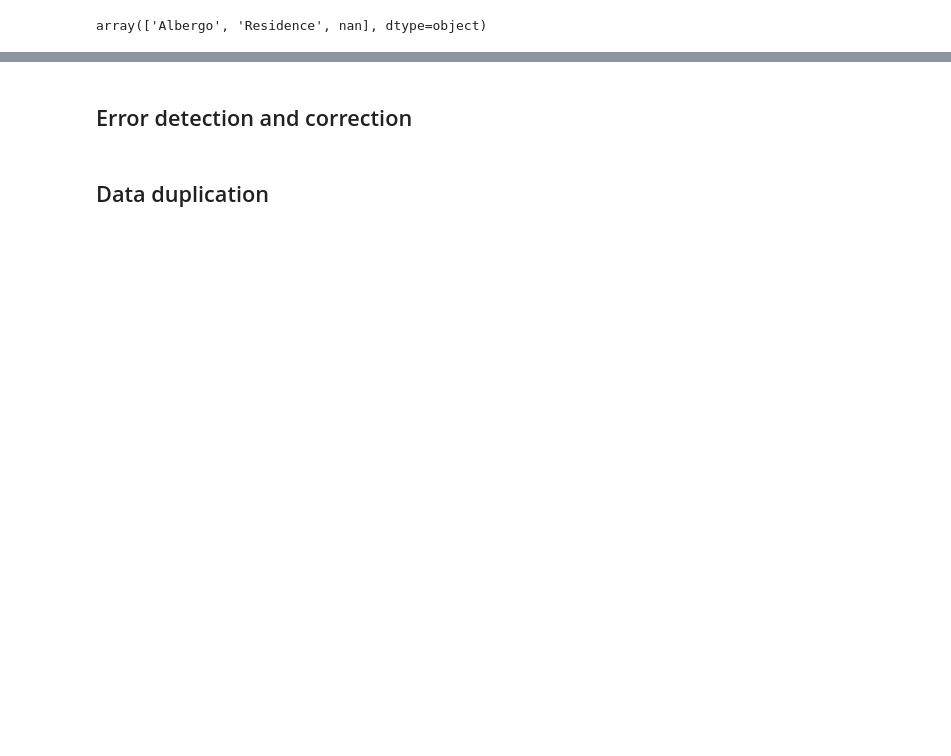
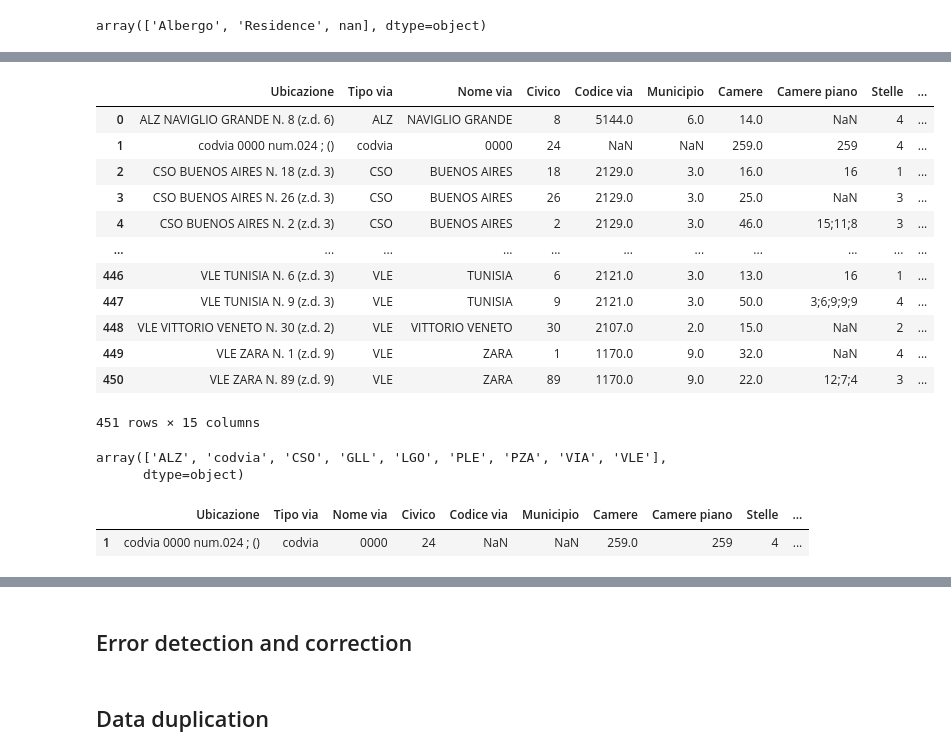
Before and after one commit to silviamacchi/DataQuality_project, a Jupyter notebook: Script_Sveva.ipynb, the cells around one changed output, grey strips where cells are left out. Drawn from its saved outputs; the diff is of its cells as text; code cells hidden in the pictures; blank space fills up the shorter version.

```diff
--- a/Script_Sveva.ipynb
+++ b/Script_Sveva.ipynb
@@ -425,0 +494,28 @@ data[data['Tipo struttura'].isna()]
+# %%
+data=pd.read_csv('Dataset_indirizzi_sistemati.csv')
+data = data.drop(["Unnamed: 0"], axis = 1)
+data
+# %% [output]
+|  | Ubicazione | Tipo via | Nome via | Civico | Codice via | Municipio | Camere | Camere piano | Stelle | ... |
+| 0 | ALZ NAVIGLIO GRANDE N. 8 (z.d. 6) | ALZ | NAVIGLIO GRANDE | 8 | 5144.0 | 6.0 | 14.0 | NaN | 4 | ... |
+| 1 | codvia 0000 num.024 ; () | codvia | 0000 | 24 | NaN | NaN | 259.0 | 259 | 4 | ... |
+| 2 | CSO BUENOS AIRES N. 18 (z.d. 3) | CSO | BUENOS AIRES | 18 | 2129.0 | 3.0 | 16.0 | 16 | 1 | ... |
+| 3 | CSO BUENOS AIRES N. 26 (z.d. 3) | CSO | BUENOS AIRES | 26 | 2129.0 | 3.0 | 25.0 | NaN | 3 | ... |
+| 4 | CSO BUENOS AIRES N. 2 (z.d. 3) | CSO | BUENOS AIRES | 2 | 2129.0 | 3.0 | 46.0 | 15;11;8 | 3 | ... |
+| ... | ... | ... | ... | ... | ... | ... | ... | ... | ... | ... |
+| 446 | VLE TUNISIA N. 6 (z.d. 3) | VLE | TUNISIA | 6 | 2121.0 | 3.0 | 13.0 | 16 | 1 | ... |
+| 447 | VLE TUNISIA N. 9 (z.d. 3) | VLE | TUNISIA | 9 | 2121.0 | 3.0 | 50.0 | 3;6;9;9;9 | 4 | ... |
+| 448 | VLE VITTORIO VENETO N. 30 (z.d. 2) | VLE | VITTORIO VENETO | 30 | 2107.0 | 2.0 | 15.0 | NaN | 2 | ... |
+| 449 | VLE ZARA N. 1 (z.d. 9) | VLE | ZARA | 1 | 1170.0 | 9.0 | 32.0 | NaN | 4 | ... |
+| 450 | VLE ZARA N. 89 (z.d. 9) | VLE | ZARA | 89 | 1170.0 | 9.0 | 22.0 | 12;7;4 | 3 | ... |
+451 rows × 15 columns
+# %%
+data["Tipo via"].unique() #codvia is an outlier
+# %% [output]
+array(['ALZ', 'codvia', 'CSO', 'GLL', 'LGO', 'PLE', 'PZA', 'VIA', 'VLE'],
+      dtype=object)
+# %%
+data[data["Tipo via"]=='codvia']
+# %% [output]
+|  | Ubicazione | Tipo via | Nome via | Civico | Codice via | Municipio | Camere | Camere piano | Stelle | ... |
+| 1 | codvia 0000 num.024 ; () | codvia | 0000 | 24 | NaN | NaN | 259.0 | 259 | 4 | ... |
```
Also changed, not shown: parts of 18 cells of this notebook, 1 other file.
